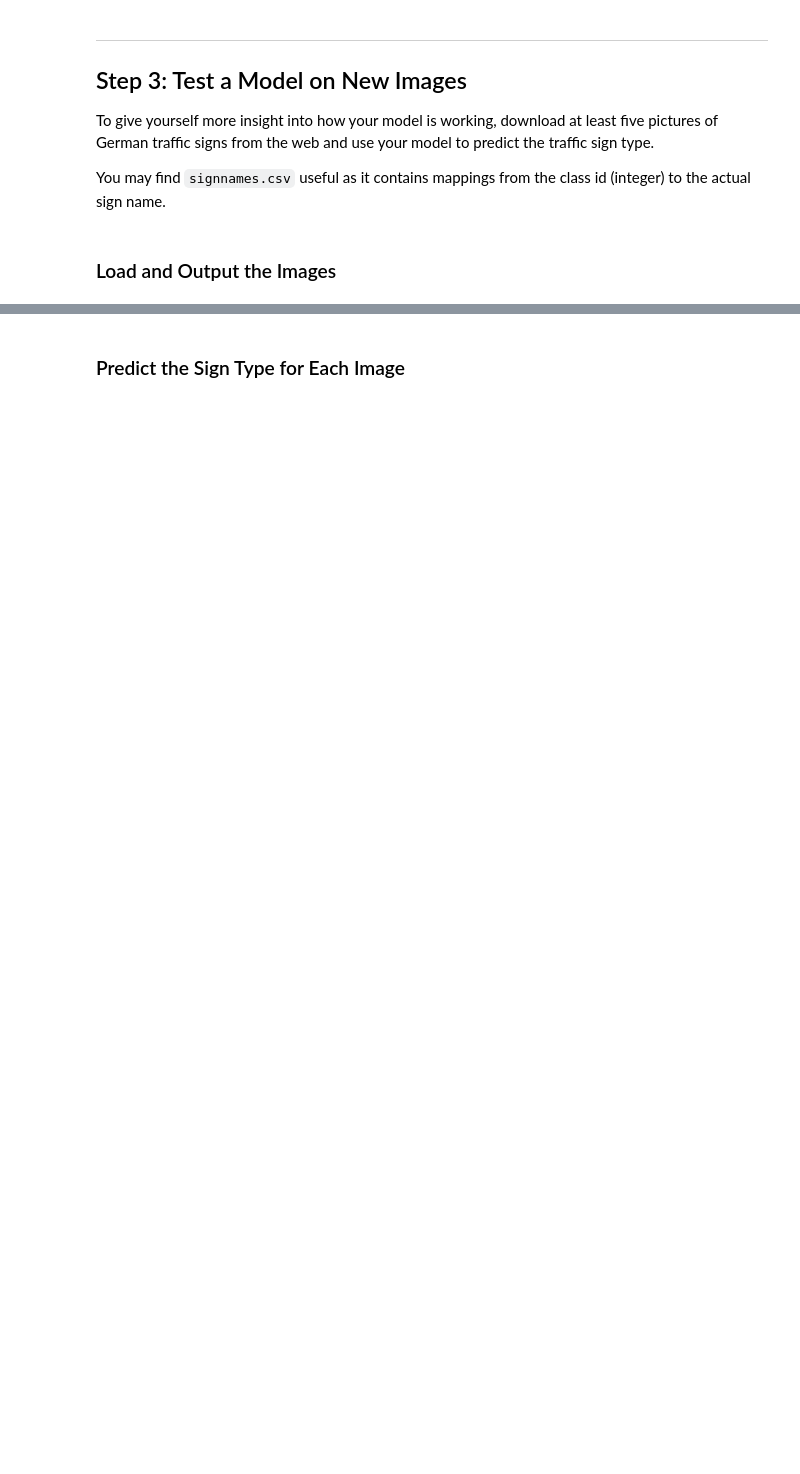
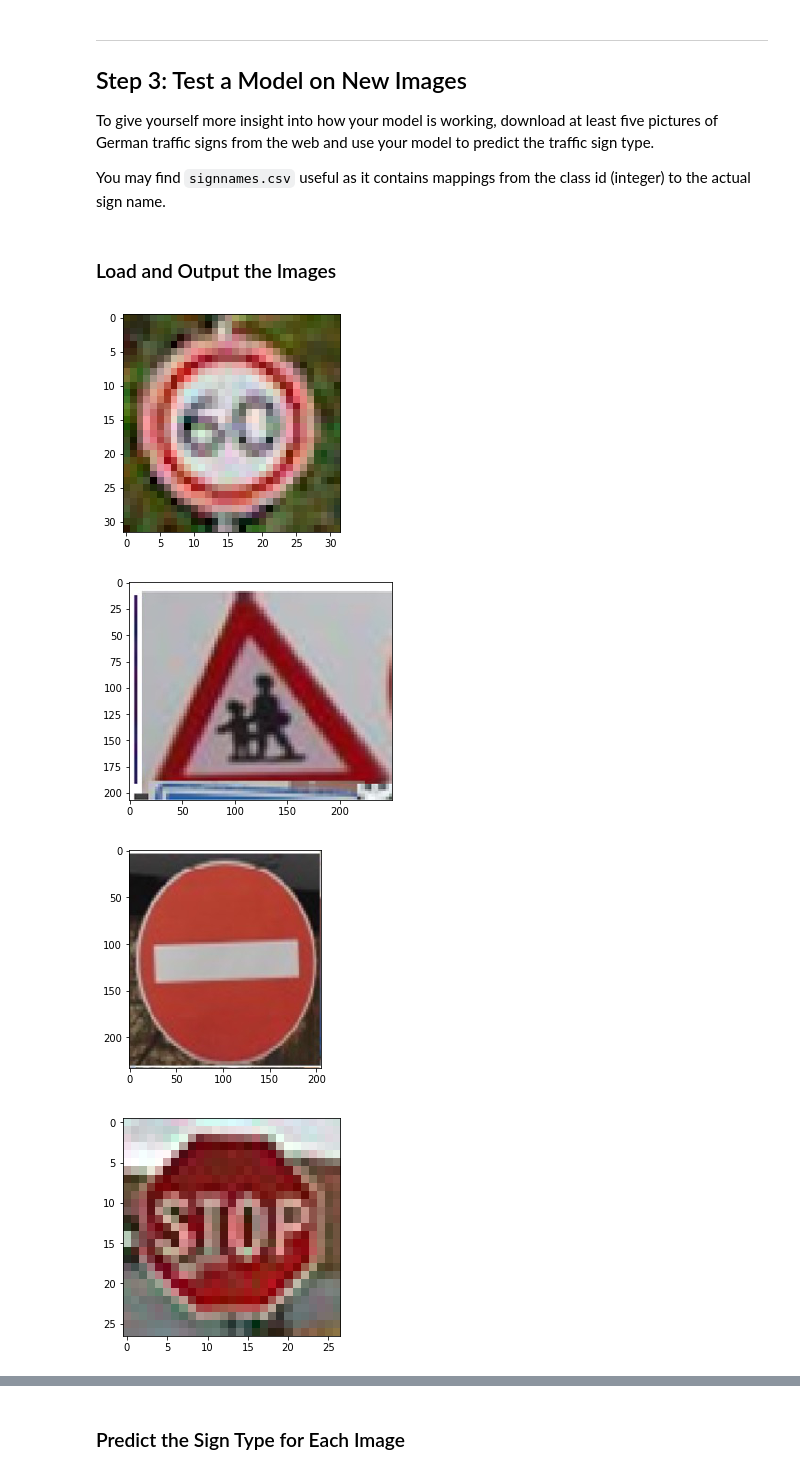
Before and after one commit to anunayarunav/traffic-sign-classifier, a Jupyter notebook: Traffic_Sign_Classifier.ipynb, the cells around one changed output, grey strips where cells are left out. Cells and saved outputs as stored; diff of their text form; code cells hidden in the pictures; blank space fills up the shorter version.

```diff
--- a/Traffic_Sign_Classifier.ipynb
+++ b/Traffic_Sign_Classifier.ipynb
@@ -375,3 +465,16 @@ You may find `signnames.csv` useful as it contains mappings from the class id (i
 # %%
 ### Load the images and plot them here.
 ### Feel free to use as many code cells as needed.
+import cv2
+import os
+import glob
+
+for image in glob.glob("test-images/*.jpg"):
+    im = cv2.imread(image)
+    plt.imshow(cv2.cvtColor(im, cv2.COLOR_BGR2RGB))
+    plt.show()
+# %% [output]
+[figure, added]
+[figure, added]
+[figure, added]
+[figure, added]
```
Also changed, not shown: parts of 17 cells of this notebook, 14 other files.
